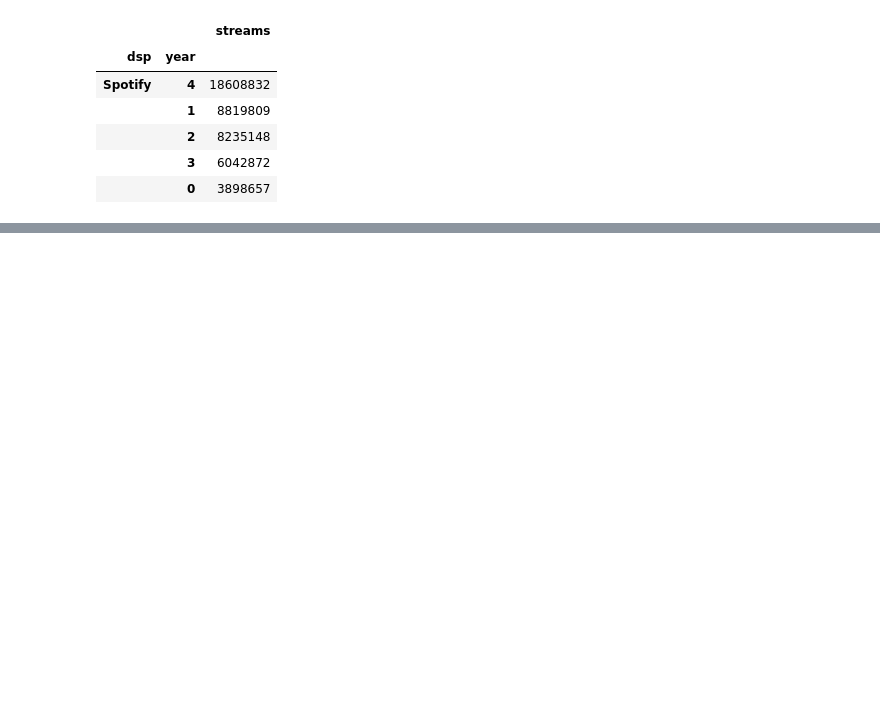
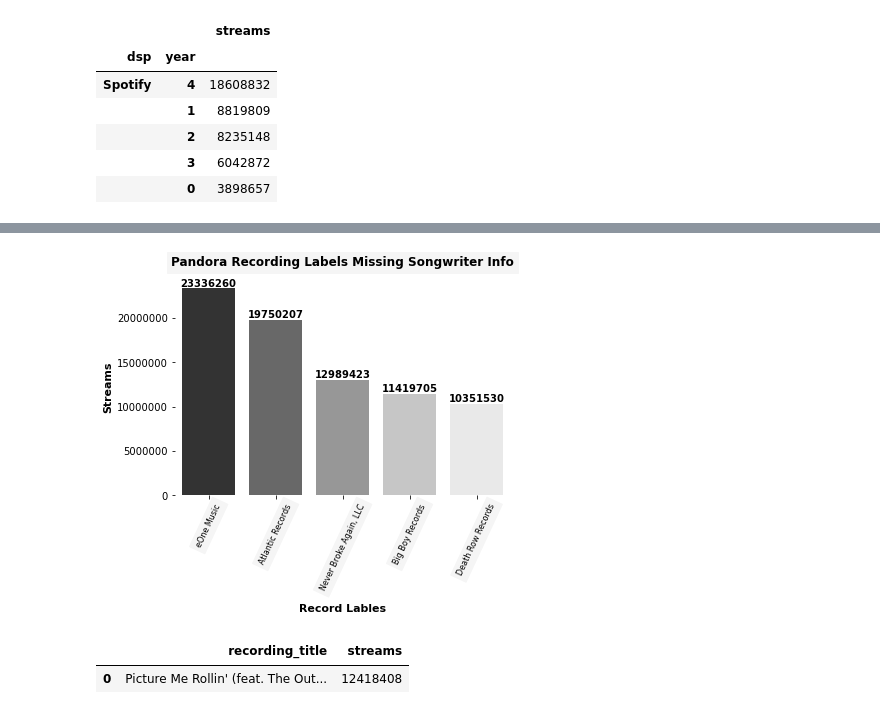
Before and after one commit to LJRollerII/mlc-project-napster, a Jupyter notebook: notebooks/dsp_mlc.ipynb, the cells around one changed output, grey strips where cells are left out. Cells and saved outputs as stored; diff of their text form; code cells hidden in the pictures; blank space fills up the shorter version.

```diff
--- a/notebooks/dsp_mlc.ipynb
+++ b/notebooks/dsp_mlc.ipynb
@@ -764,0 +684,32 @@ sns.despine(left=True, bottom=True)
+# %%
+pand_no_writer = pandora_no_writer.groupby(['recording_label'])['streams'].sum().sort_values(ascending=False).nlargest(5).to_frame()
+pand_no_writer.reset_index(inplace=True)
+ax = sns.barplot(x=pand_no_writer.recording_label, y=pand_no_writer.streams, data=pand_no_writer, palette="Greys_r", edgecolor='none')
+ax.ticklabel_format(style='plain', axis="y")
+plt.xticks(rotation=65, fontsize=8, backgroundcolor='whitesmoke')
+plt.ylabel('Streams', fontweight='bold', fontsize=11)
+plt.xlabel('Record Lables',fontweight='bold',fontsize=11, labelpad=12)
+plt.title(label='Pandora Recording Labels Missing Songwriter Info',
+          fontsize=12,
+          backgroundcolor="whitesmoke",
+          pad='12.0',
+          color="black",
+          fontweight='bold')
+ax.bar_label(ax.containers[0], fmt = '%d',
+             #padding=2,
+             label_type='edge',
+             color='black',
+             fontweight='bold'
+             )
+#ax.axis("off")
+right_side = ax.spines["right"]
+right_side.set_visible(False)
+left_side = ax.spines["left"]
+left_side.set_visible(False)
+top_side = ax.spines["top"]
+top_side.set_visible(False)
+bottom_side = ax.spines["bottom"]
+bottom_side.set_visible(False)
+plt.savefig('Pandora Rec Labels.png', transparent=False, bbox_inches="tight")
+# %% [output]
+[figure, added]
@@ -764,0 +724,7 @@ sns.despine(left=True, bottom=True)
+# %%
+eOne_pand_song = eOne_pand.groupby(['recording_title'])['streams'].sum().sort_values(ascending=False).nlargest(1).to_frame()
+eOne_pand_song.reset_index(inplace=True)
+eOne_pand_song.head()
+# %% [output]
+|  | recording_title | streams |
+| 0 | Picture Me Rollin' (feat. The Out... | 12418408 |
```
Also changed, not shown: parts of 66 cells of this notebook.
